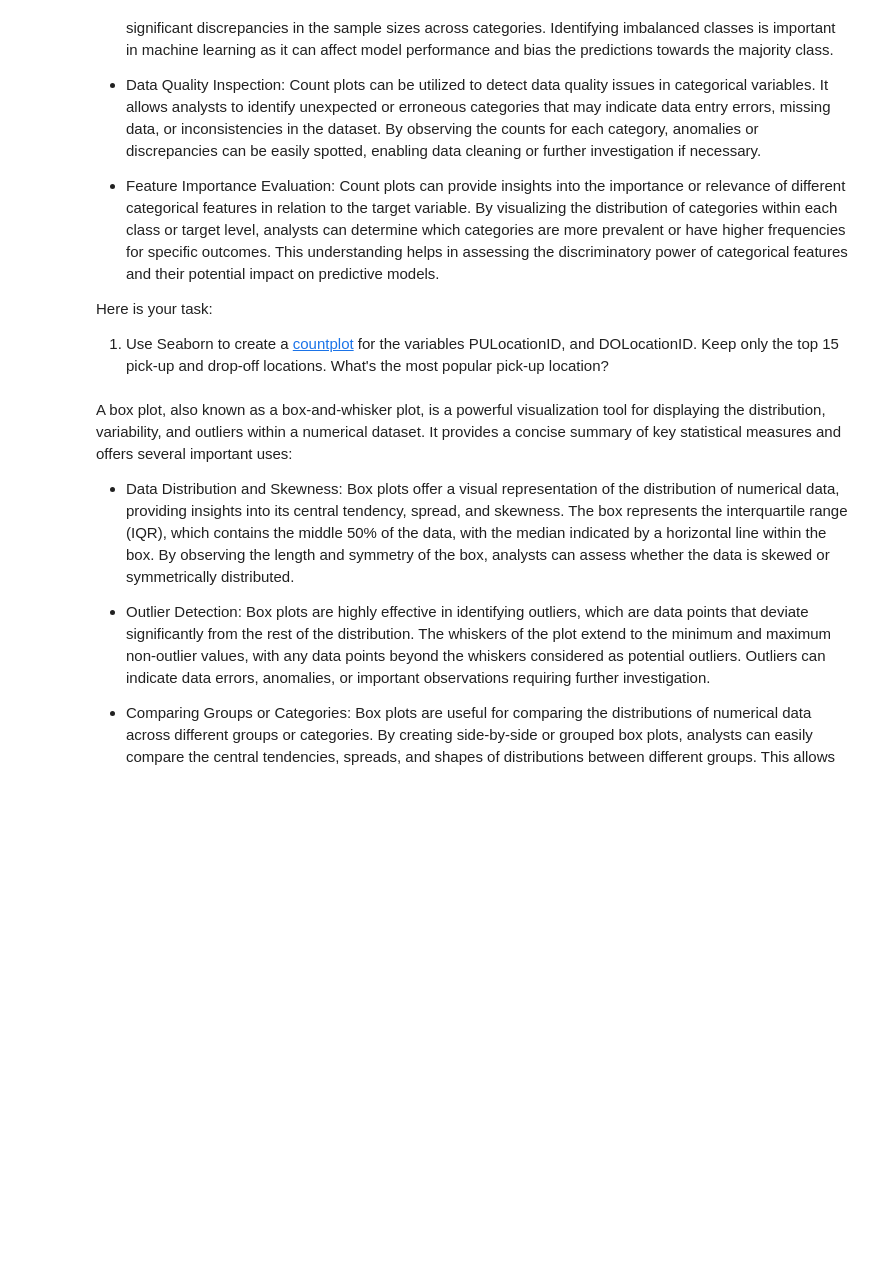
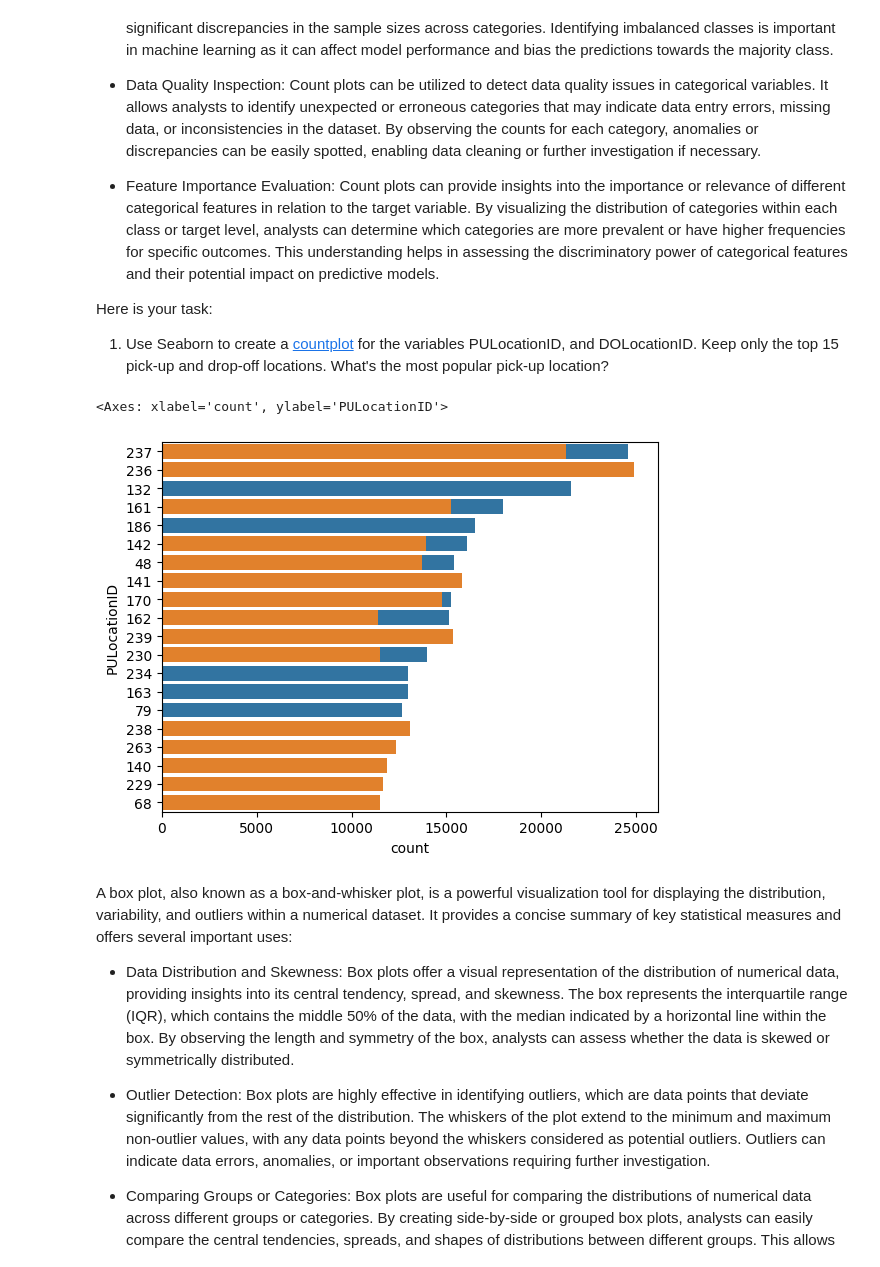
Before and after one commit to Ashok401/ooplqcp, a Jupyter notebook: Student_MLE_MiniProject_EDA.ipynb, the cells around one changed output. Drawn from its saved outputs; the diff is of its cells as text; code cells hidden in the pictures; blank space fills up the shorter version.

```diff
--- a/Student_MLE_MiniProject_EDA.ipynb
+++ b/Student_MLE_MiniProject_EDA.ipynb
@@ -170,6 +170,13 @@ Here is your task:
   1. Use Seaborn to create a [countplot](https://seaborn.pydata.org/generated/seaborn.countplot.html) for the variables PULocationID, and DOLocationID. Keep only the top 15 pick-up and drop-off locations. What's the most popular pick-up location?
 # %%
 # Create a Seaborn countplot for PULocationID and DOLocationID. Only plot the top 15 categories by value counts.
+top_15 = sample_df['PULocationID'].value_counts().head(15).index
+sns.countplot(y='PULocationID', data=sample_df, order=top_15)
+top_15 = sample_df['DOLocationID'].value_counts().head(15).index
+sns.countplot(y='DOLocationID', data=sample_df, order=top_15)
+# %% [output]
+<Axes: xlabel='count', ylabel='PULocationID'>
+[figure, added]
 # %% [markdown]
 A box plot, also known as a box-and-whisker plot, is a powerful visualization tool for displaying the distribution, variability, and outliers within a numerical dataset. It provides a concise summary of key statistical measures and offers several important uses:
 
```
